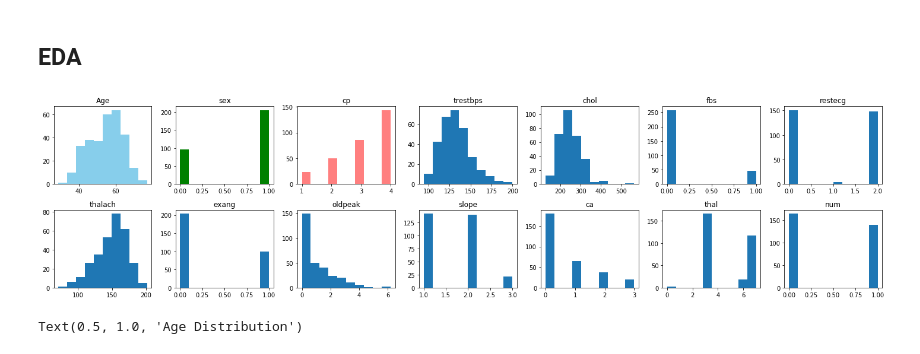
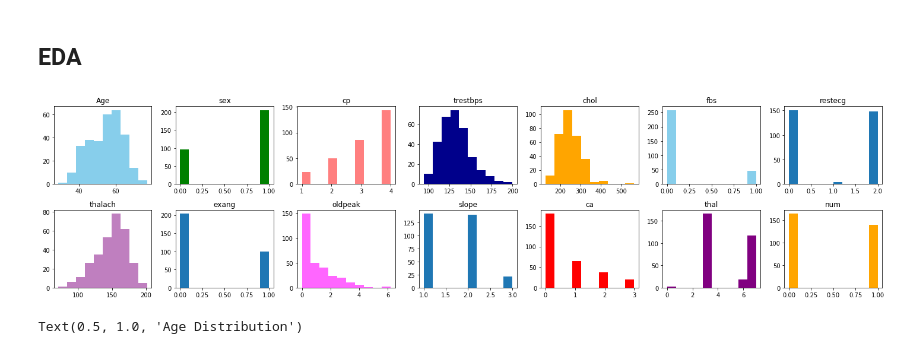
Before and after one commit to RohanRanshinge/Heart_Disease_Classification, a Jupyter notebook: Heart_Disease_Classification.ipynb, the cells around one changed output. Saved outputs shown, nothing was run; the diff lists cells and outputs as text; code cells hidden in the pictures.

```diff
--- a/Heart_Disease_Classification.ipynb
+++ b/Heart_Disease_Classification.ipynb
@@ -96,43 +96,43 @@ axes[0,1].set_title('sex')
 axes[0,2].hist(df['cp'],color = 'red',alpha = 0.5)
 axes[0,2].set_title('cp')
 
-axes[0,3].hist(df['trestbps'])
+axes[0,3].hist(df['trestbps'],color = 'darkblue')
 axes[0,3].set_title('trestbps')
 
-axes[0,4].hist(df['chol'])
+axes[0,4].hist(df['chol'], color = 'orange')
 axes[0,4].set_title('chol')
 
-axes[0,5].hist(df['fbs'])
+axes[0,5].hist(df['fbs'], color = 'skyblue')
 axes[0,5].set_title('fbs')
 
 axes[0,6].hist(df['restecg'])
 axes[0,6].set_title('restecg')
 
-axes[1,0].hist(df['thalach'])
+axes[1,0].hist(df['thalach'], color = 'purple', alpha = 0.5)
 axes[1,0].set_title('thalach')
 
 axes[1,1].hist(df['exang'])
 axes[1,1].set_title('exang')
 
-axes[1,2].hist(df['oldpeak'])
+axes[1,2].hist(df['oldpeak'], color='magenta',alpha=0.6)
 axes[1,2].set_title('oldpeak')
 
 axes[1,3].hist(df['slope'])
 axes[1,3].set_title('slope')
 
-axes[1,4].hist(df['ca'])
+axes[1,4].hist(df['ca'], color = 'red')
 axes[1,4].set_title('ca')
 
-axes[1,5].hist(df['thal'])
+axes[1,5].hist(df['thal'],color = 'purple')
 axes[1,5].set_title('thal')
 
-axes[1,6].hist(df['num'])
+axes[1,6].hist(df['num'],color='orange')
 axes[1,6].set_title('num')
 
 fig.tight_layout()
 plt.show()
 # %% [output]
-[figure, old version]
+[figure, new version]
 # %%
 sns.distplot(df['age']).set_title('Age Distribution')
 # %% [output]
```
